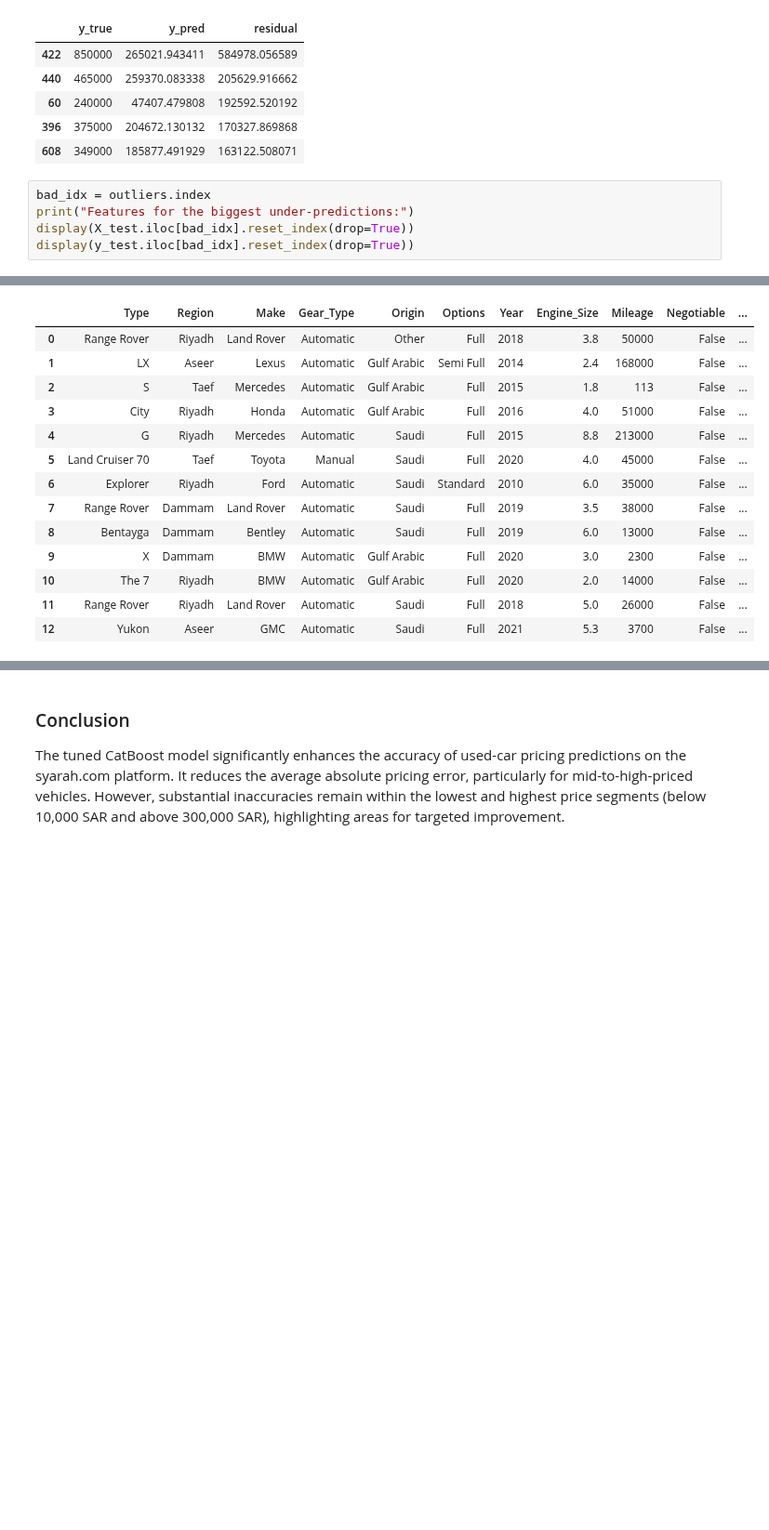
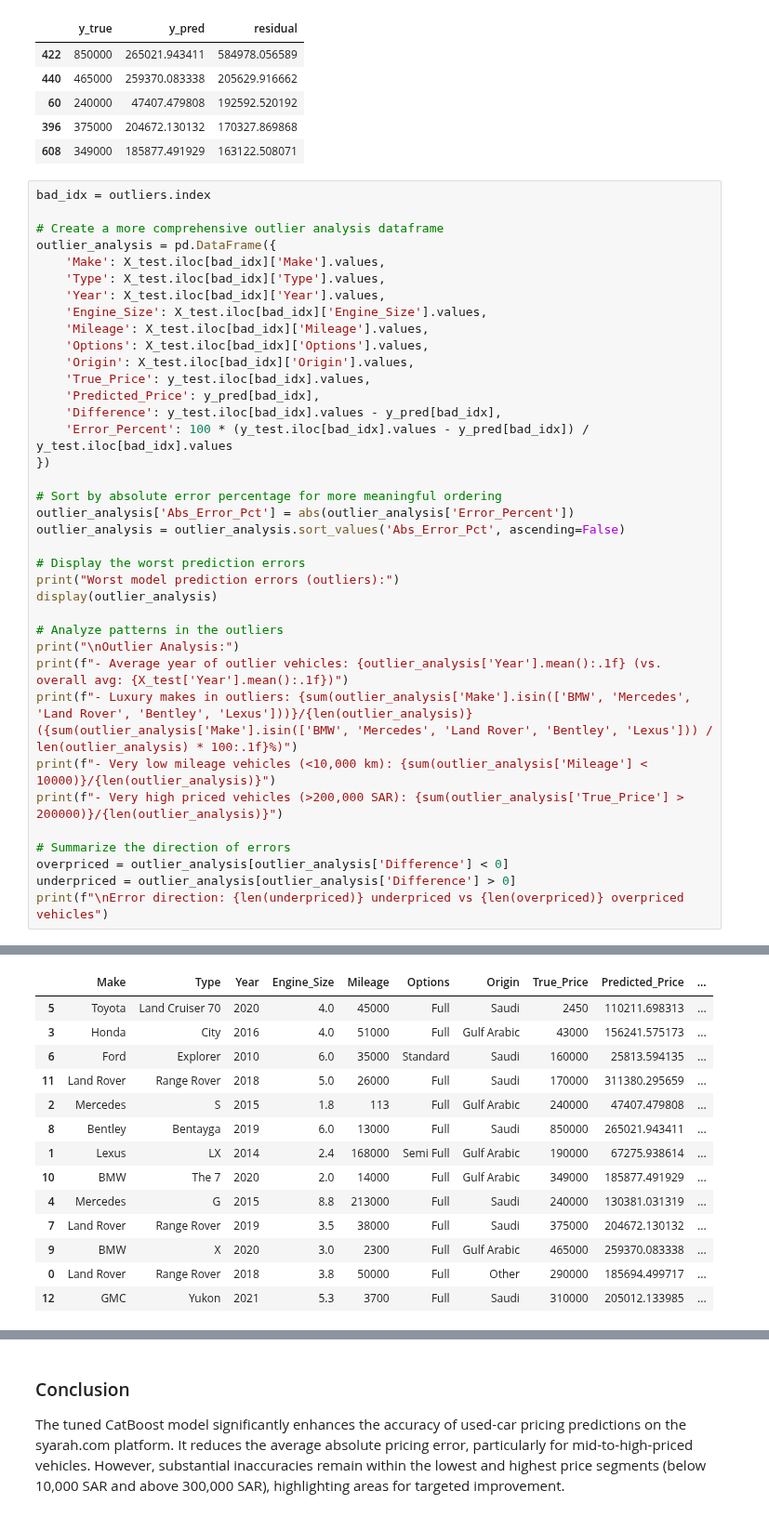
Before and after one commit to RioPramana21/Ctrl-Price-Taking-Control-of-Used-Car-Valuations-with-ML, a Jupyter notebook: code_files/feature_engineering_and_modelling.ipynb, the cells around one changed output, grey strips where cells are left out. Shown at 93% size. Drawn from its saved outputs; the diff is of its cells as text; blank space fills up the shorter version.

```diff
--- a/code_files/feature_engineering_and_modelling.ipynb
+++ b/code_files/feature_engineering_and_modelling.ipynb
@@ -788,7 +789,39 @@ Top 10 worst predictions:
 | 608 | 349000 | 185877.491929 | 163122.508071 |
 # %%
 bad_idx = outliers.index
-print("Features for the biggest under-predictions:")
-display(X_test.iloc[bad_idx].reset_index(drop=True))
-display(y_test.iloc[bad_idx].reset_index(drop=True))
+
+# Create a more comprehensive outlier analysis dataframe
+outlier_analysis = pd.DataFrame({
+    'Make': X_test.iloc[bad_idx]['Make'].values,
+    'Type': X_test.iloc[bad_idx]['Type'].values,
+    'Year': X_test.iloc[bad_idx]['Year'].values,
+    'Engine_Size': X_test.iloc[bad_idx]['Engine_Size'].values,
+    'Mileage': X_test.iloc[bad_idx]['Mileage'].values,
+    'Options': X_test.iloc[bad_idx]['Options'].values,
+    'Origin': X_test.iloc[bad_idx]['Origin'].values,
+    'True_Price': y_test.iloc[bad_idx].values,
+    'Predicted_Price': y_pred[bad_idx],
+    'Difference': y_test.iloc[bad_idx].values - y_pred[bad_idx],
+    'Error_Percent': 100 * (y_test.iloc[bad_idx].values - y_pred[bad_idx]) / y_test.iloc[bad_idx].values
+})
+
+# Sort by absolute error percentage for more meaningful ordering
+outlier_analysis['Abs_Error_Pct'] = abs(outlier_analysis['Error_Percent'])
+outlier_analysis = outlier_analysis.sort_values('Abs_Error_Pct', ascending=False)
+
+# Display the worst prediction errors
+print("Worst model prediction errors (outliers):")
+display(outlier_analysis)
+
+# Analyze patterns in the outliers
+print("\nOutlier Analysis:")
+print(f"- Average year of outlier vehicles: {outlier_analysis['Year'].mean():.1f} (vs. overall avg: {X_test['Year'].mean():.1f})")
+print(f"- Luxury makes in outliers: {sum(outlier_analysis['Make'].isin(['BMW', 'Mercedes', 'Land Rover', 'Bentley', 'Lexus']))}/{len(outlier_analysis)} ({sum(outlier_analysis['Make'].isin(['BMW', 'Mercedes', 'Land Rover', 'Bentley', 'Lexus'])) / len(outlier_analysis) * 100:.1f}%)")
+print(f"- Very low mileage vehicles (<10,000 km): {sum(outlier_analysis['Mileage'] < 10000)}/{len(outlier_analysis)}")
+print(f"- Very high priced vehicles (>200,000 SAR): {sum(outlier_analysis['True_Price'] > 200000)}/{len(outlier_analysis)}")
+
+# Summarize the direction of errors
+overpriced = outlier_analysis[outlier_analysis['Difference'] < 0]
+underpriced = outlier_analysis[outlier_analysis['Difference'] > 0]
+print(f"\nError direction: {len(underpriced)} underpriced vs {len(overpriced)} overpriced vehicles")
 # %% [output]
@@ -796,14 +829,14 @@ Features for the biggest under-predictions:
-|  | Type | Region | Make | Gear_Type | Origin | Options | Year | Engine_Size | Mileage | Negotiable | ... |
-| 0 | Range Rover | Riyadh | Land Rover | Automatic | Other | Full | 2018 | 3.8 | 50000 | False | ... |
-| 1 | LX | Aseer | Lexus | Automatic | Gulf Arabic | Semi Full | 2014 | 2.4 | 168000 | False | ... |
-| 2 | S | Taef | Mercedes | Automatic | Gulf Arabic | Full | 2015 | 1.8 | 113 | False | ... |
-| 3 | City | Riyadh | Honda | Automatic | Gulf Arabic | Full | 2016 | 4.0 | 51000 | False | ... |
-| 4 | G | Riyadh | Mercedes | Automatic | Saudi | Full | 2015 | 8.8 | 213000 | False | ... |
-| 5 | Land Cruiser 70 | Taef | Toyota | Manual | Saudi | Full | 2020 | 4.0 | 45000 | False | ... |
-| 6 | Explorer | Riyadh | Ford | Automatic | Saudi | Standard | 2010 | 6.0 | 35000 | False | ... |
-| 7 | Range Rover | Dammam | Land Rover | Automatic | Saudi | Full | 2019 | 3.5 | 38000 | False | ... |
-| 8 | Bentayga | Dammam | Bentley | Automatic | Saudi | Full | 2019 | 6.0 | 13000 | False | ... |
-| 9 | X | Dammam | BMW | Automatic | Gulf Arabic | Full | 2020 | 3.0 | 2300 | False | ... |
-| 10 | The 7 | Riyadh | BMW | Automatic | Gulf Arabic | Full | 2020 | 2.0 | 14000 | False | ... |
-| 11 | Range Rover | Riyadh | Land Rover | Automatic | Saudi | Full | 2018 | 5.0 | 26000 | False | ... |
-| 12 | Yukon | Aseer | GMC | Automatic | Saudi | Full | 2021 | 5.3 | 3700 | False | ... |
+|  | Make | Type | Year | Engine_Size | Mileage | Options | Origin | True_Price | Predicted_Price | ... |
+| 5 | Toyota | Land Cruiser 70 | 2020 | 4.0 | 45000 | Full | Saudi | 2450 | 110211.698313 | ... |
+| 3 | Honda | City | 2016 | 4.0 | 51000 | Full | Gulf Arabic | 43000 | 156241.575173 | ... |
+| 6 | Ford | Explorer | 2010 | 6.0 | 35000 | Standard | Saudi | 160000 | 25813.594135 | ... |
+| 11 | Land Rover | Range Rover | 2018 | 5.0 | 26000 | Full | Saudi | 170000 | 311380.295659 | ... |
+| 2 | Mercedes | S | 2015 | 1.8 | 113 | Full | Gulf Arabic | 240000 | 47407.479808 | ... |
+| 8 | Bentley | Bentayga | 2019 | 6.0 | 13000 | Full | Saudi | 850000 | 265021.943411 | ... |
+| 1 | Lexus | LX | 2014 | 2.4 | 168000 | Semi Full | Gulf Arabic | 190000 | 67275.938614 | ... |
+| 10 | BMW | The 7 | 2020 | 2.0 | 14000 | Full | Gulf Arabic | 349000 | 185877.491929 | ... |
+| 4 | Mercedes | G | 2015 | 8.8 | 213000 | Full | Saudi | 240000 | 130381.031319 | ... |
+| 7 | Land Rover | Range Rover | 2019 | 3.5 | 38000 | Full | Saudi | 375000 | 204672.130132 | ... |
+| 9 | BMW | X | 2020 | 3.0 | 2300 | Full | Gulf Arabic | 465000 | 259370.083338 | ... |
+| 0 | Land Rover | Range Rover | 2018 | 3.8 | 50000 | Full | Other | 290000 | 185694.499717 | ... |
+| 12 | GMC | Yukon | 2021 | 5.3 | 3700 | Full | Saudi | 310000 | 205012.133985 | ... |
```
Also changed, not shown: parts of 4 cells of this notebook.
